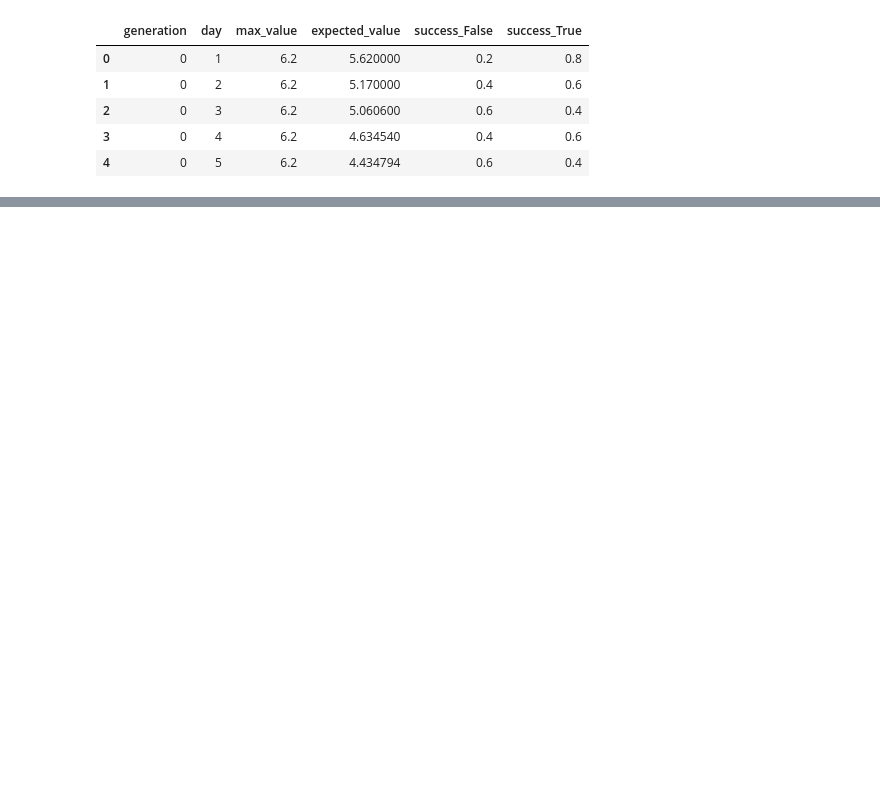
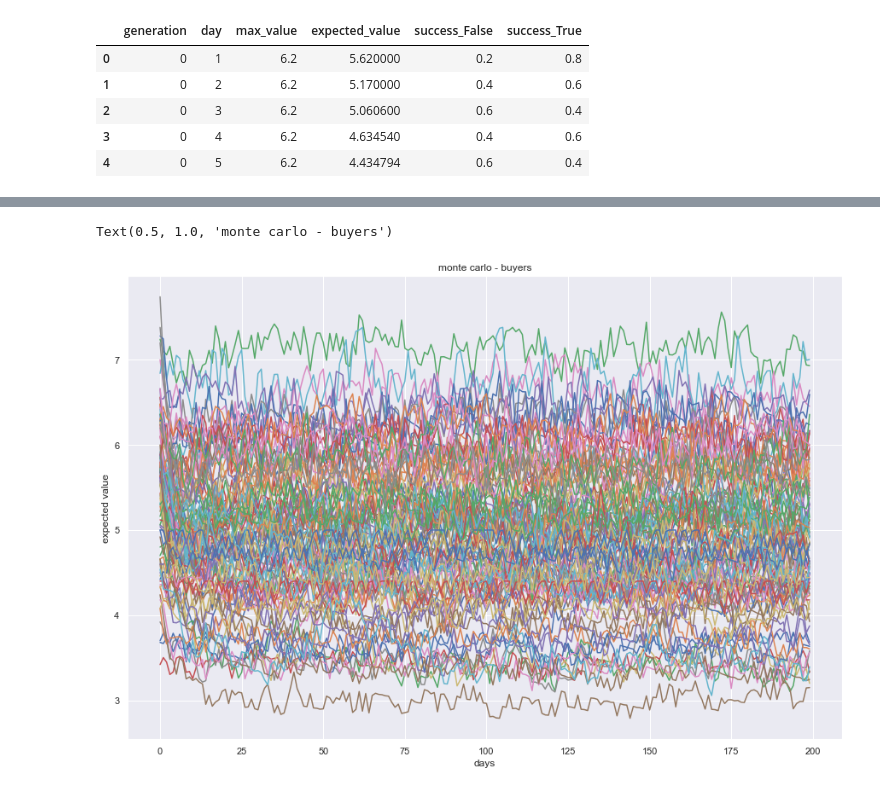
Before and after one commit to GabezRules/SupplyDemand_simulation, a Jupyter notebook: montecarlo_simulation.ipynb, the cells around one changed output, grey strips where cells are left out. Drawn from its saved outputs; the diff is of its cells as text; code cells hidden in the pictures; blank space fills up the shorter version.

Commit message:
COMPLETED montecarlo simulation + visualization

```diff
--- a/montecarlo_simulation.ipynb
+++ b/montecarlo_simulation.ipynb
@@ -44,0 +52,5 @@ df_buyers_mean['expected_value'].plot(legend = True, figsize=(10,4))
+# %%
+def get_expected_value(i, df, label):
+    n_df = df.loc[df['generation'] == i]
+    n_list = n_df[label].tolist()
+    return n_list
@@ -44,0 +63,10 @@ df_buyers_mean['expected_value'].plot(legend = True, figsize=(10,4))
+# %%
+for i in range(100):
+    plt.pyplot.plot(get_expected_value(i, df_buyers_mean, 'expected_value'))
+
+plt.pyplot.xlabel("days")
+plt.pyplot.ylabel("expected value")
+plt.pyplot.title("monte carlo - buyers")
+# %% [output]
+Text(0.5, 1.0, 'monte carlo - buyers')
+[figure, added]
```
Also changed, not shown: parts of 9 cells of this notebook.
